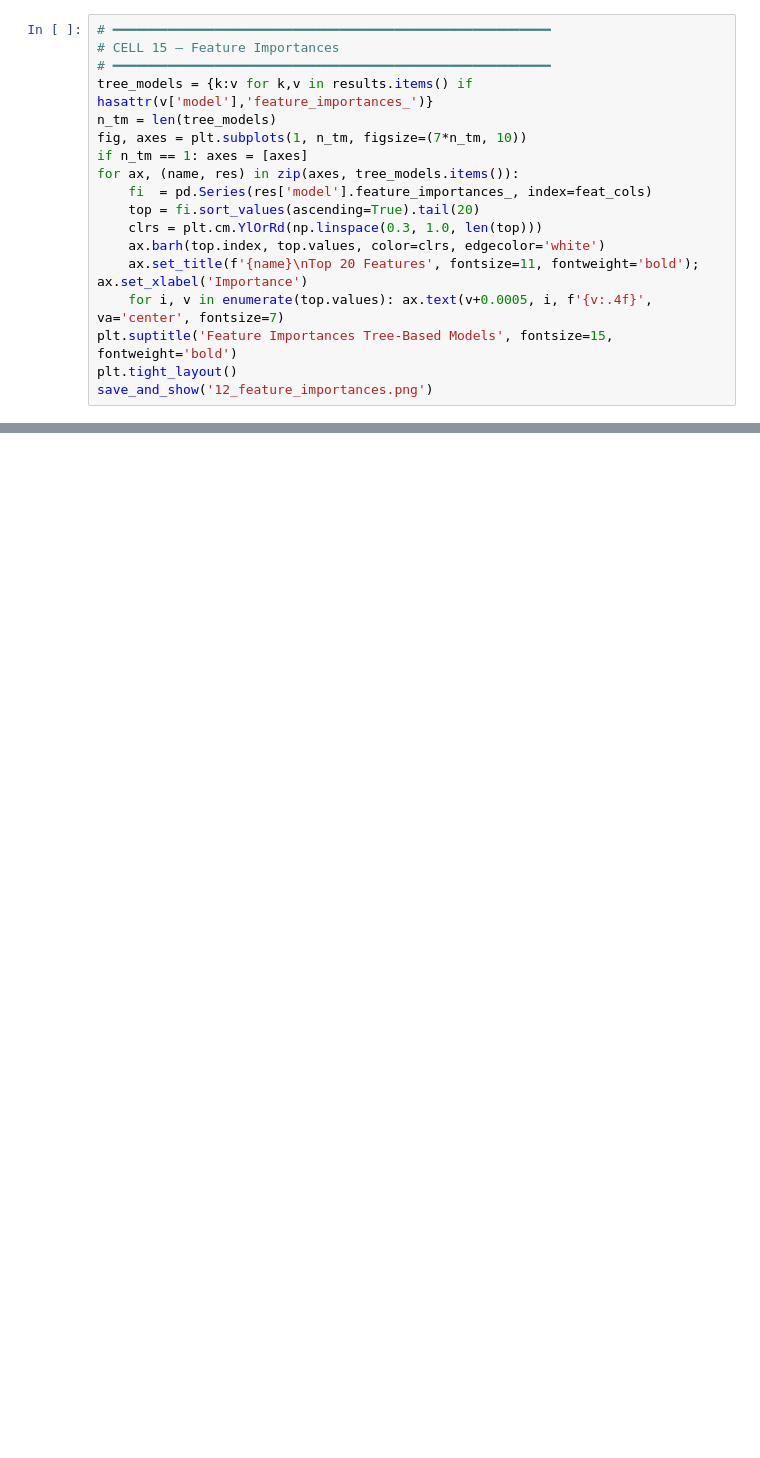
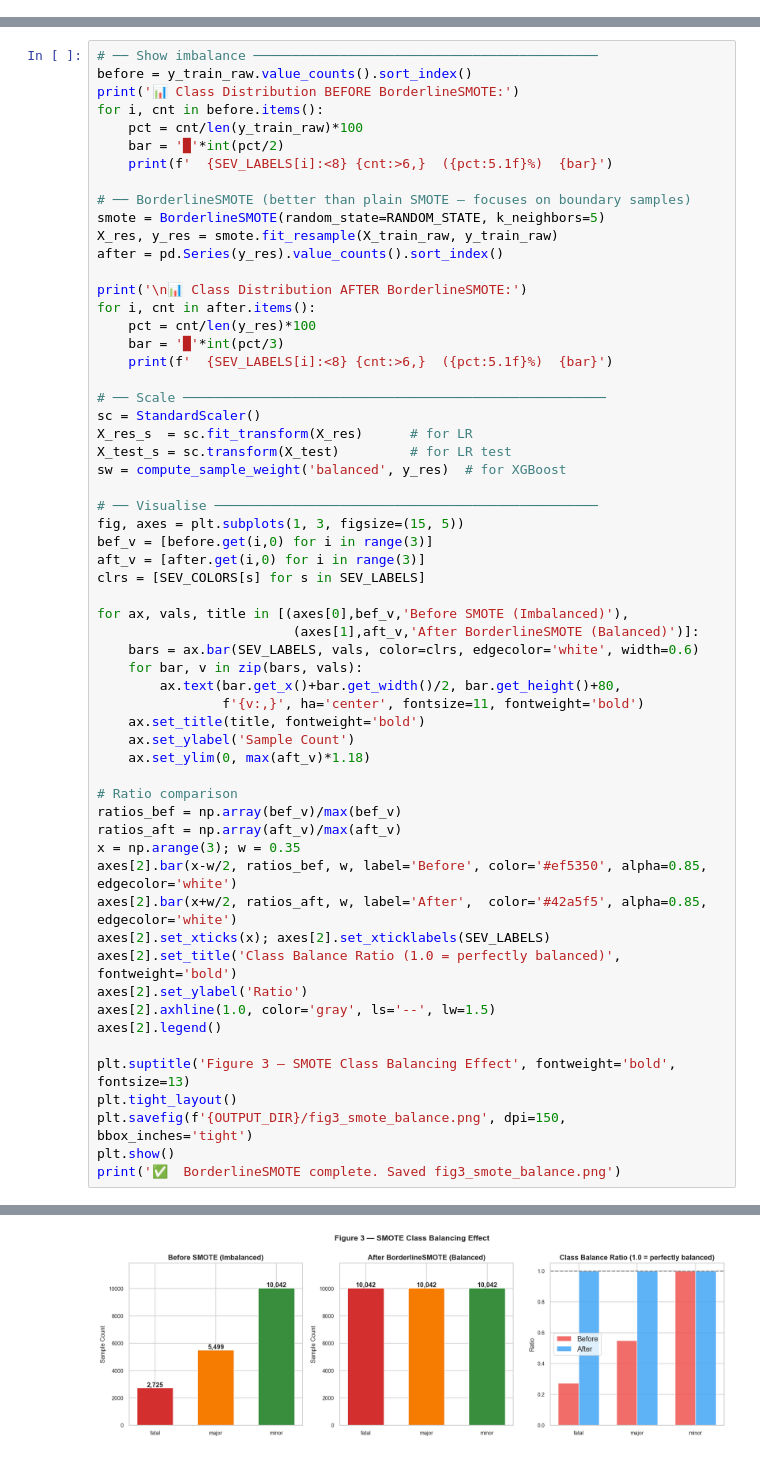
Before and after one commit to Divyansh2602/2026_accident_model, a Jupyter notebook: indian_roads_2026.ipynb, the cells around one changed output, grey strips where cells are left out. Cells and saved outputs as stored; diff of their text form; blank space fills up the shorter version.

Commit message:
model accuracy

```diff
--- a/indian_roads_2026.ipynb
+++ b/indian_roads_2026.ipynb
@@ -496,18 +0,0 @@ save_and_show('11_per_class_metrics.png')
-# %%
-# ━━━━━━━━━━━━━━━━━━━━━━━━━━━━━━━━━━━━━━━━━━━━━━━━━━━━━━━━
-# CELL 15 — Feature Importances
-# ━━━━━━━━━━━━━━━━━━━━━━━━━━━━━━━━━━━━━━━━━━━━━━━━━━━━━━━━
-tree_models = {k:v for k,v in results.items() if hasattr(v['model'],'feature_importances_')}
-n_tm = len(tree_models)
-fig, axes = plt.subplots(1, n_tm, figsize=(7*n_tm, 10))
-if n_tm == 1: axes = [axes]
-for ax, (name, res) in zip(axes, tree_models.items()):
-    fi  = pd.Series(res['model'].feature_importances_, index=feat_cols)
-    top = fi.sort_values(ascending=True).tail(20)
-    clrs = plt.cm.YlOrRd(np.linspace(0.3, 1.0, len(top)))
-    ax.barh(top.index, top.values, color=clrs, edgecolor='white')
-    ax.set_title(f'{name}\nTop 20 Features', fontsize=11, fontweight='bold'); ax.set_xlabel('Importance')
-    for i, v in enumerate(top.values): ax.text(v+0.0005, i, f'{v:.4f}', va='center', fontsize=7)
-plt.suptitle('Feature Importances Tree-Based Models', fontsize=15, fontweight='bold')
-plt.tight_layout()
-save_and_show('12_feature_importances.png')
@@ -812,0 +330,60 @@ casualties, vehicles_involved etc). Fatal class is predicted
+# %%
+# ── Show imbalance ────────────────────────────────────────────
+before = y_train_raw.value_counts().sort_index()
+print('📊 Class Distribution BEFORE BorderlineSMOTE:')
+for i, cnt in before.items():
+    pct = cnt/len(y_train_raw)*100
+    bar = '█'*int(pct/2)
+    print(f'  {SEV_LABELS[i]:<8} {cnt:>6,}  ({pct:5.1f}%)  {bar}')
+
+# ── BorderlineSMOTE (better than plain SMOTE — focuses on boundary samples)
+smote = BorderlineSMOTE(random_state=RANDOM_STATE, k_neighbors=5)
+X_res, y_res = smote.fit_resample(X_train_raw, y_train_raw)
+after = pd.Series(y_res).value_counts().sort_index()
+
+print('\n📊 Class Distribution AFTER BorderlineSMOTE:')
+for i, cnt in after.items():
+    pct = cnt/len(y_res)*100
+    bar = '█'*int(pct/3)
+    print(f'  {SEV_LABELS[i]:<8} {cnt:>6,}  ({pct:5.1f}%)  {bar}')
+
+# ── Scale ──────────────────────────────────────────────────────
+sc = StandardScaler()
+X_res_s  = sc.fit_transform(X_res)      # for LR
+X_test_s = sc.transform(X_test)         # for LR test
+sw = compute_sample_weight('balanced', y_res)  # for XGBoost
+
+# ── Visualise ─────────────────────────────────────────────────
+fig, axes = plt.subplots(1, 3, figsize=(15, 5))
+bef_v = [before.get(i,0) for i in range(3)]
+aft_v = [after.get(i,0) for i in range(3)]
+clrs = [SEV_COLORS[s] for s in SEV_LABELS]
+
+for ax, vals, title in [(axes[0],bef_v,'Before SMOTE (Imbalanced)'),
+                         (axes[1],aft_v,'After BorderlineSMOTE (Balanced)')]:
+    bars = ax.bar(SEV_LABELS, vals, color=clrs, edgecolor='white', width=0.6)
+    for bar, v in zip(bars, vals):
+        ax.text(bar.get_x()+bar.get_width()/2, bar.get_height()+80,
+                f'{v:,}', ha='center', fontsize=11, fontweight='bold')
+    ax.set_title(title, fontweight='bold')
+    ax.set_ylabel('Sample Count')
+    ax.set_ylim(0, max(aft_v)*1.18)
+
+# Ratio comparison
+ratios_bef = np.array(bef_v)/max(bef_v)
+ratios_aft = np.array(aft_v)/max(aft_v)
+x = np.arange(3); w = 0.35
+axes[2].bar(x-w/2, ratios_bef, w, label='Before', color='#ef5350', alpha=0.85, edgecolor='white')
+axes[2].bar(x+w/2, ratios_aft, w, label='After',  color='#42a5f5', alpha=0.85, edgecolor='white')
+axes[2].set_xticks(x); axes[2].set_xticklabels(SEV_LABELS)
+axes[2].set_title('Class Balance Ratio (1.0 = perfectly balanced)', fontweight='bold')
+axes[2].set_ylabel('Ratio')
+axes[2].axhline(1.0, color='gray', ls='--', lw=1.5)
+axes[2].legend()
+
+plt.suptitle('Figure 3 — SMOTE Class Balancing Effect', fontweight='bold', fontsize=13)
+plt.tight_layout()
+plt.savefig(f'{OUTPUT_DIR}/fig3_smote_balance.png', dpi=150, bbox_inches='tight')
+plt.show()
+print('✅  BorderlineSMOTE complete. Saved fig3_smote_balance.png')
+# %% [output]
@@ -812,0 +399 @@ casualties, vehicles_involved etc). Fatal class is predicted
+[figure, added]
```
Also changed, not shown: parts of 38 cells of this notebook, 30 other files.
